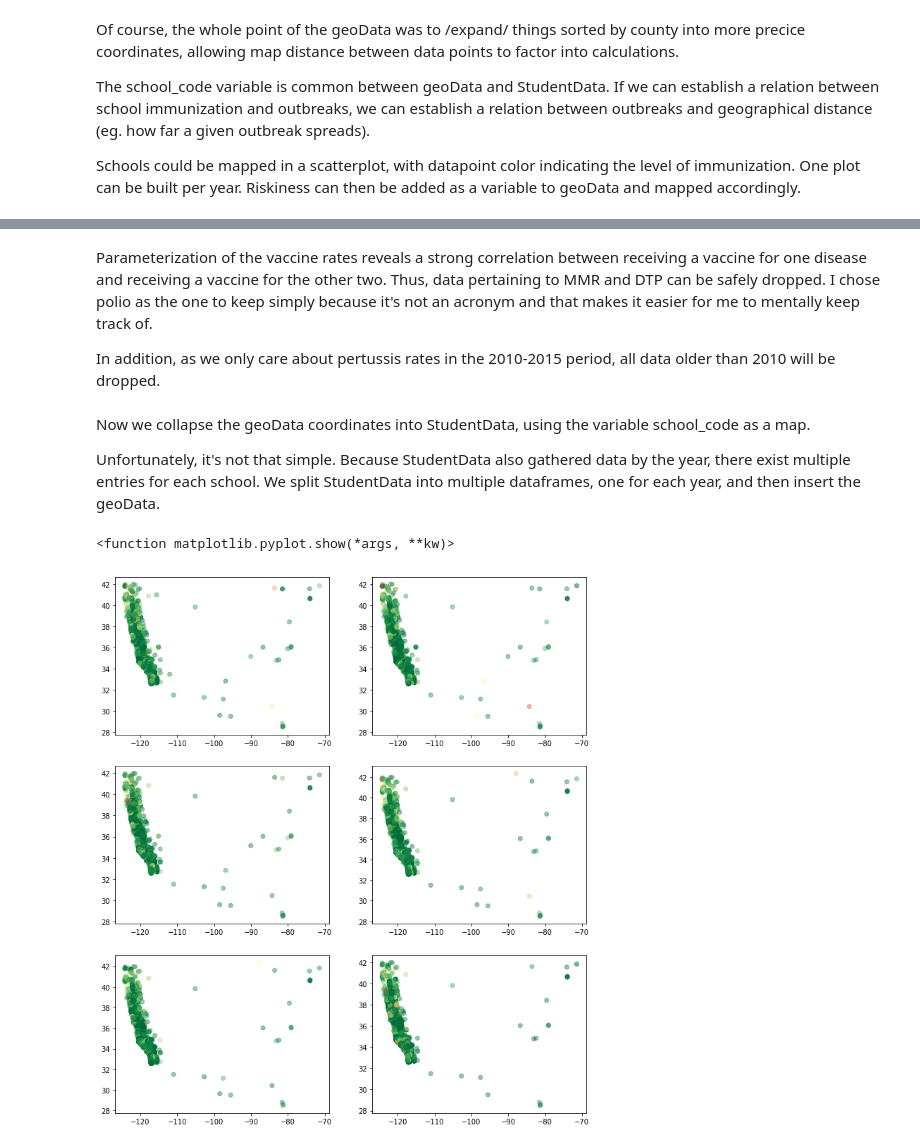
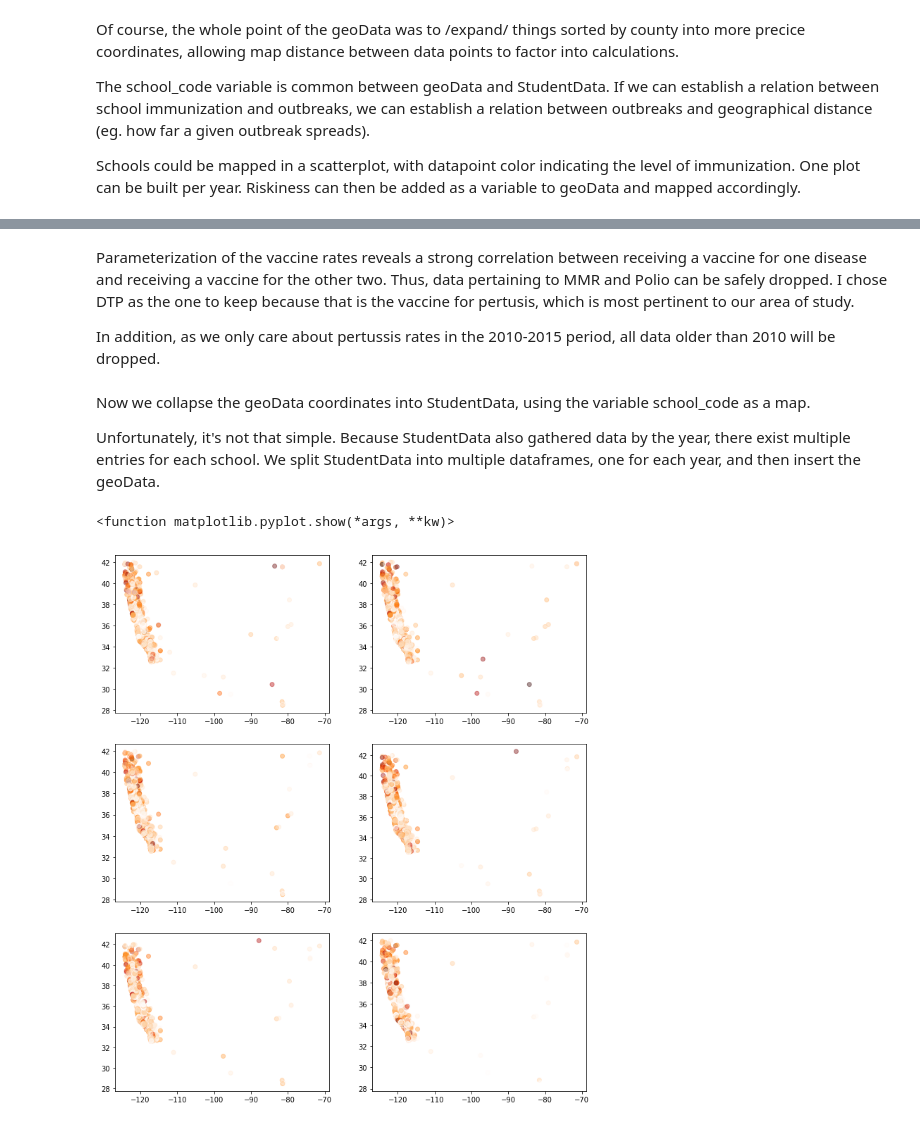
Before and after one commit to ahmedyoussef22/DS_FinalProject, a Jupyter notebook: K-Means.ipynb, the cells around one changed output, grey strips where cells are left out. Cells and saved outputs as stored; diff of their text form; code cells hidden in the pictures.

```diff
--- a/K-Means.ipynb
+++ b/K-Means.ipynb
@@ -139,12 +139,12 @@ student.corr()
 | pPBE | -0.085066 | -0.161239 | -0.214583 | -0.213887 | -0.214536 | 0.689582 | 0.003797 | 0.123371 | -0.599778 | -0.596424 | -0.611759 | ... |
 | pPME | -0.000721 | -0.033018 | -0.042703 | -0.042429 | -0.042569 | 0.016949 | 0.746319 | 0.017676 | -0.100589 | -0.101020 | -0.103264 | ... |
 # %% [markdown]
-Parameterization of the vaccine rates reveals a strong correlation between receiving a vaccine for one disease and receiving a vaccine for the other two. Thus, data pertaining to MMR and DTP can be safely dropped. I chose polio as the one to keep simply because it's not an acronym and that makes it easier for me to mentally keep track of.
+Parameterization of the vaccine rates reveals a strong correlation between receiving a vaccine for one disease and receiving a vaccine for the other two. Thus, data pertaining to MMR and Polio can be safely dropped. I chose DTP as the one to keep because that is the vaccine for pertusis, which is most pertinent to our area of study.
 
 In addition, as we only care about pertussis rates in the 2010-2015 period, all data older than 2010 will be dropped.
 # %%
 # drop the unneeded data
-student.drop(['nMMR', 'nDTP', 'pMMR', 'pDTP', 'SCHOOL', 'schoolType'],inplace=True,axis=1)
+student.drop(['nMMR', 'nPolio', 'pMMR', 'pPolio', 'SCHOOL', 'schoolType'],inplace=True,axis=1)
 student.drop(student[student['year'] < 2010].index)
 
 # re-import geoData because we cut off the school code earlier
@@ -181,18 +181,18 @@ s15 = s15.drop(s15[s15['longitude'] > -10].index)
 # %%
 datas = [s10, s11, s12, s13, s14, s15]
 
 fig = plt.figure(figsize=(12,14))
 
 # color map
-# the greener the point, the higher the (polio) vaccination rate
+# the paler the point, the higher the (polio) vaccination rate
 number = 1
 for year in datas:
     ax1 = fig.add_subplot(3,2,number)
-    ax1.scatter(year['longitude'], year['latitude'], c=year['pPolio'], marker='o', alpha = 0.4, cmap='RdYlGn')
+    ax1.scatter(year['longitude'], year['latitude'], c=year['pDTP'], marker='o', alpha = 0.4, cmap='gist_heat')
     number += 1
 
 plt.show
 # %% [output]
 <function matplotlib.pyplot.show(*args, **kw)>
-[figure, old version]
+[figure, new version]
 # %% [markdown]
```
Also changed, not shown: parts of 7 cells of this notebook, 2 other files.
